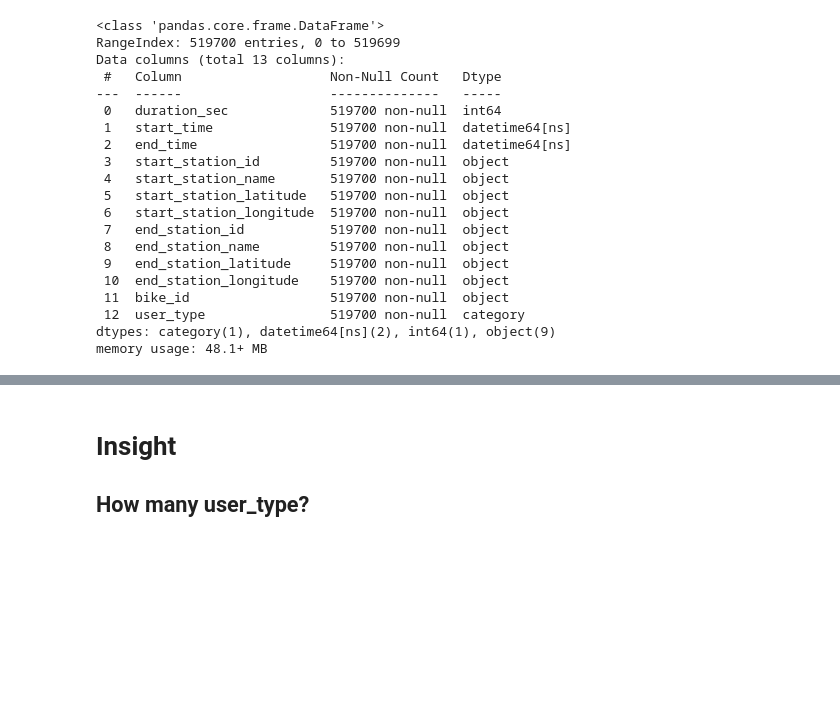
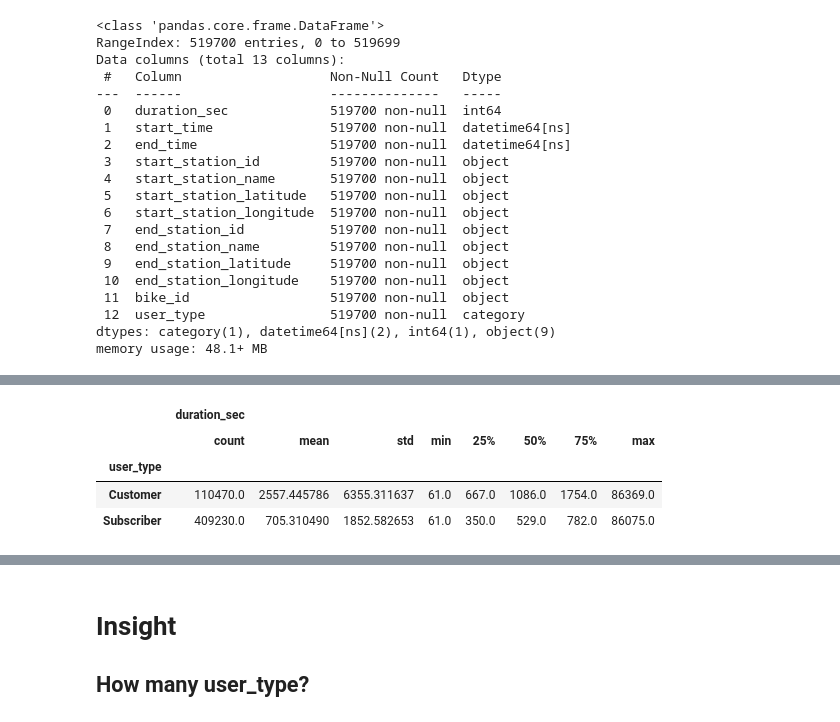
Before and after one commit to adipurnamk/Ford-GoBike-System-Data, a Jupyter notebook: data_analyst_bicycyle.ipynb, the cells around one changed output, grey strips where cells are left out. Cells and saved outputs as stored; diff of their text form; code cells hidden in the pictures; blank space fills up the shorter version.

```diff
--- a/data_analyst_bicycyle.ipynb
+++ b/data_analyst_bicycyle.ipynb
@@ -250,0 +256,8 @@ memory usage: 48.1+ MB
+# %%
+df_2017_clean.groupby('user_type').describe()
+# %% [output]
+|  | duration_sec |  |  |  |  |  |  |  |
+|  | count | mean | std | min | 25% | 50% | 75% | max |
+| user_type |  |  |  |  |  |  |  |  |
+| Customer | 110470.0 | 2557.445786 | 6355.311637 | 61.0 | 667.0 | 1086.0 | 1754.0 | 86369.0 |
+| Subscriber | 409230.0 | 705.310490 | 1852.582653 | 61.0 | 350.0 | 529.0 | 782.0 | 86075.0 |
```
Also changed, not shown: parts of 22 cells of this notebook, 1 other file.
